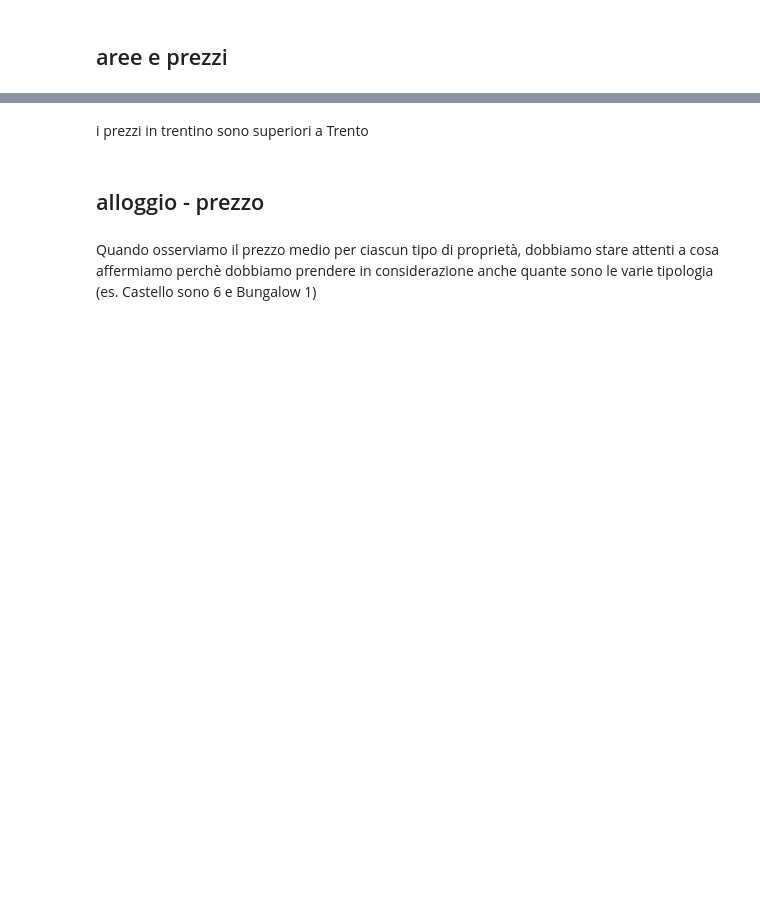
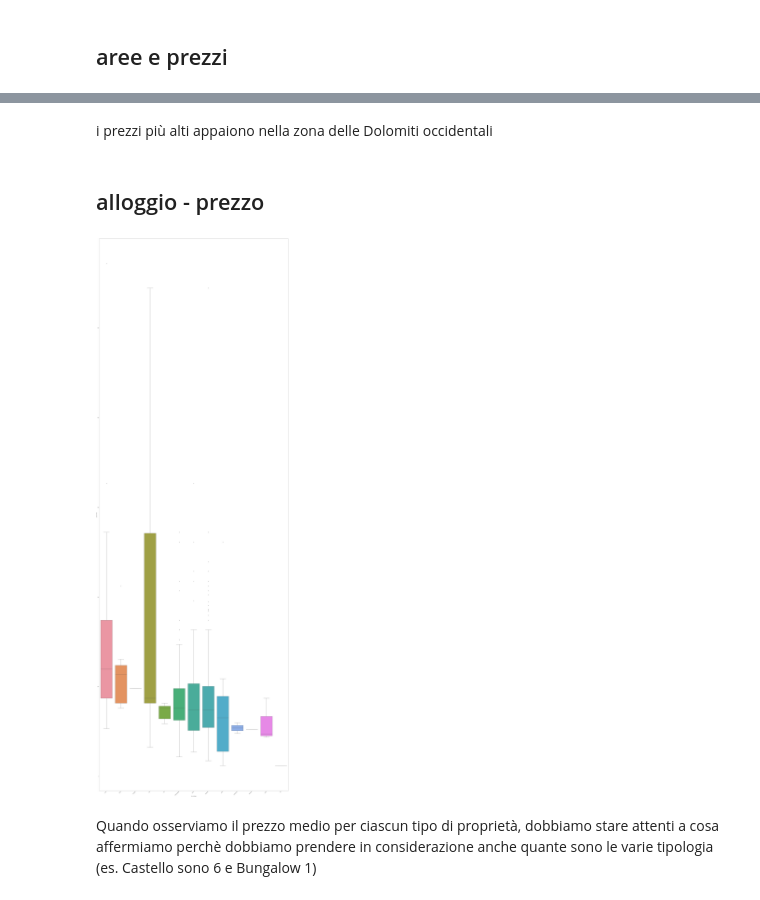
Before and after one commit to napo/airbnb_trentino2015, a Jupyter notebook: alloggi airbnb in trentino - anno 2015.ipynb, the cells around one changed output, grey strips where cells are left out. Drawn from its saved outputs; the diff is of its cells as text; code cells hidden in the pictures; blank space fills up the shorter version.

```diff
--- a/alloggi airbnb in trentino - anno 2015.ipynb
+++ b/alloggi airbnb in trentino - anno 2015.ipynb
@@ -438,20 +468,22 @@ plt.show()
-# %% [markdown]
-i prezzi in trentino sono superiori a Trento
+# %% [markdown]
+i prezzi più alti appaiono nella zona delle Dolomiti occidentali
 # %% [markdown]
 ## alloggio - prezzo
 # %%
-sort_price = listings.loc[(listings.price <= 600) & (listings.price > 0)]\
+sort_price = listings.loc[(listings.price <= 400) & (listings.price > 0)]\
                     .groupby('property_type')['price']\
                     .median()\
                     .sort_values(ascending=False)\
                     .index
 sns.boxplot(y='price', x='property_type', data=listings.loc[(listings.price <= 600) & (listings.price > 0)], order=sort_price)
 ax = plt.gca()
 ax.set_xticklabels(ax.get_xticklabels(), rotation=45, ha='right')
 plt.rcParams["figure.figsize"] = [20,10]
 plt.ylabel('prezzo in euro')
 plt.xlabel('tipo di alloggio')
 plt.show();
+# %% [output]
+[figure, added]
 # %% [markdown]
 Quando osserviamo il prezzo medio per ciascun tipo di proprietà, dobbiamo stare attenti a cosa affermiamo perchè dobbiamo prendere in considerazione anche quante sono le varie tipologia (es. Castello sono 6 e Bungalow 1)
 # %%
```
Also changed, not shown: parts of 49 cells of this notebook.
